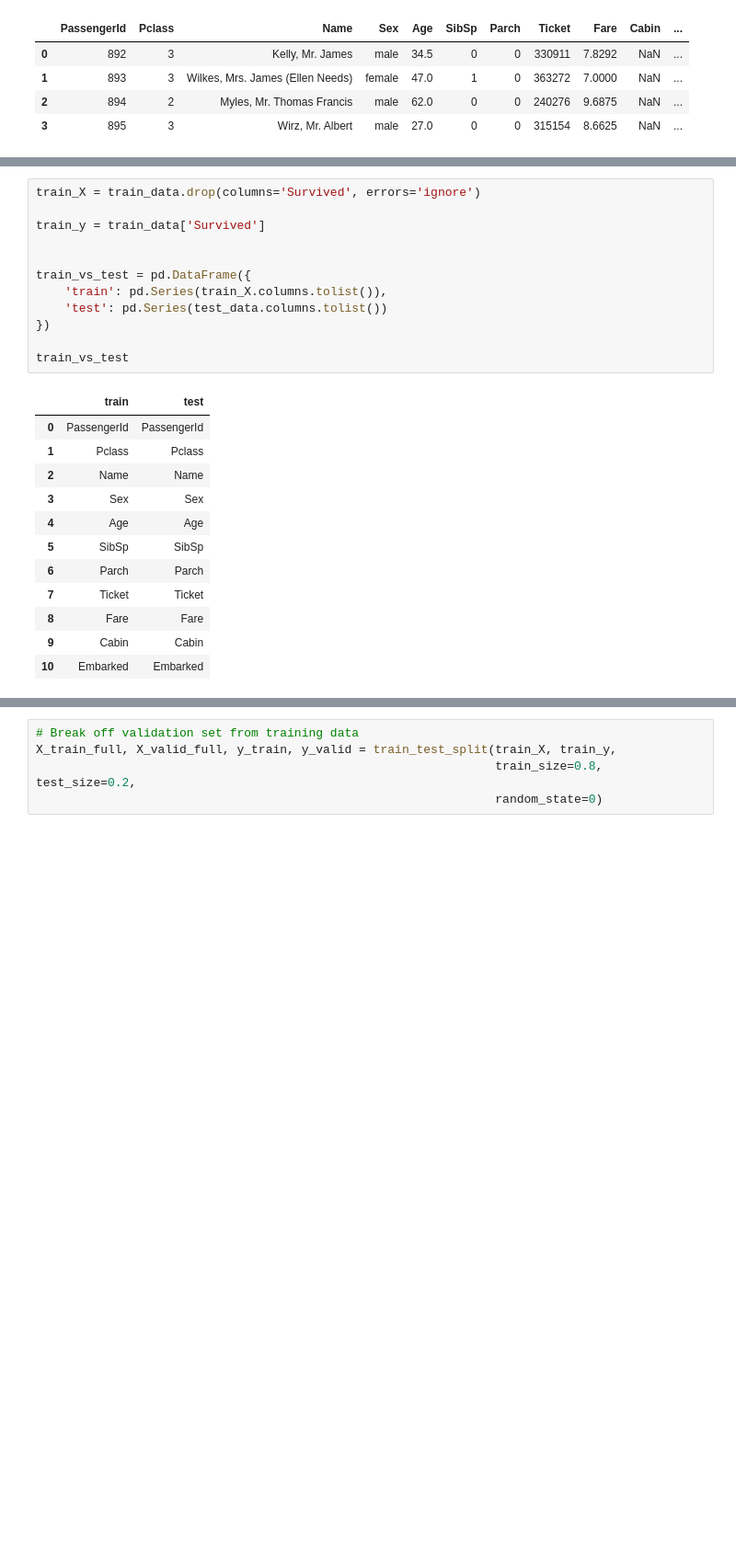
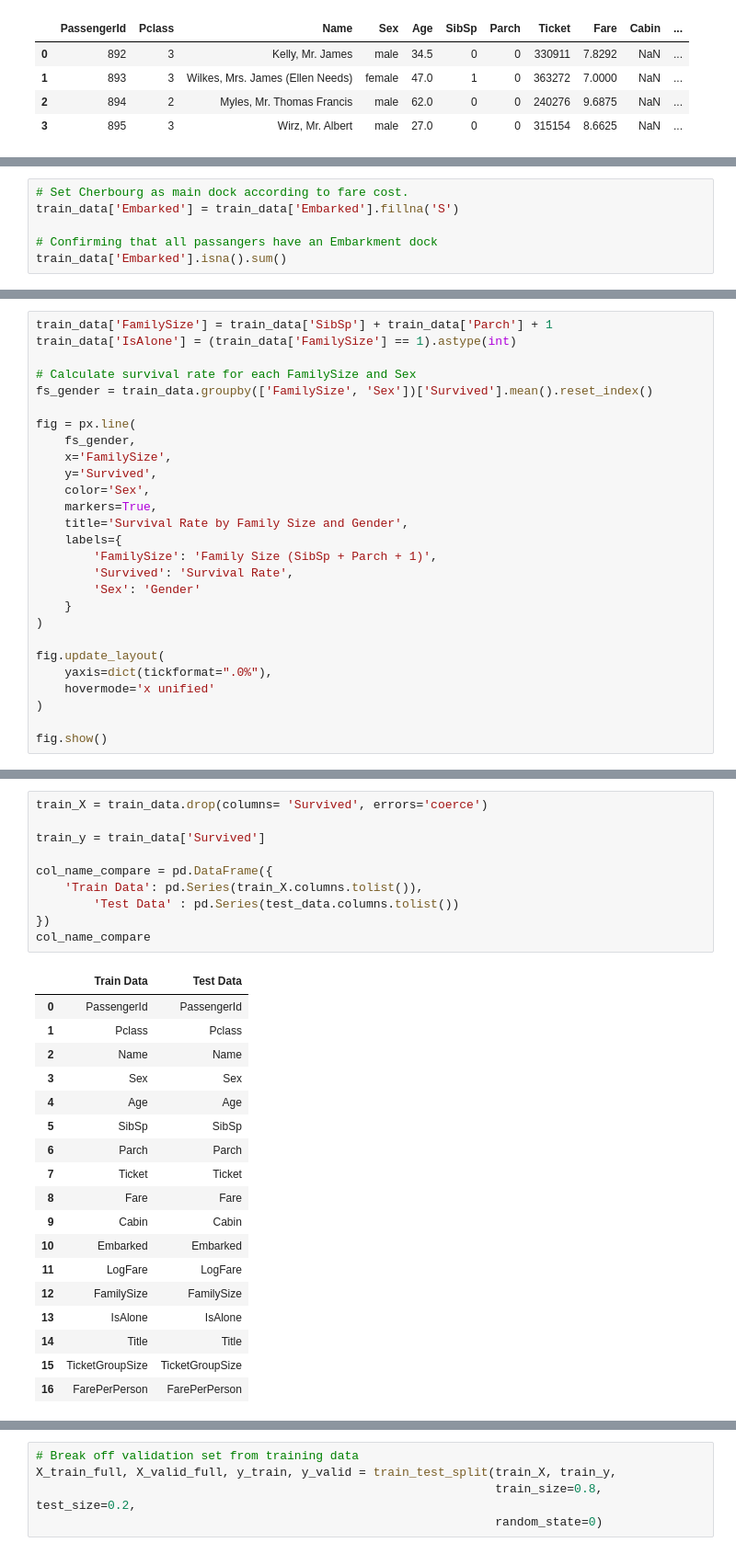
Before and after one commit to lucascarpantonio/Kaggle_Titanic_ML, a Jupyter notebook: titanic-machine-learning-from-disaster.ipynb, the cells around one changed output, grey strips where cells are left out. Shown: that part at 92% size. Drawn from its saved outputs; the diff is of its cells as text; blank space fills up the shorter version.

Commit message:
Kaggle Notebook | Titanic - Machine Learning from Disaster | Versione 15 -  Ttitles & family dynamics

```diff
--- a/titanic-machine-learning-from-disaster.ipynb
+++ b/titanic-machine-learning-from-disaster.ipynb
@@ -88,0 +142,6 @@ memory usage: 36.1+ KB
+# %%
+# Set Cherbourg as main dock according to fare cost.
+train_data['Embarked'] = train_data['Embarked'].fillna('S')
+
+# Confirming that all passangers have an Embarkment dock
+train_data['Embarked'].isna().sum()
@@ -88,0 +158,27 @@ memory usage: 36.1+ KB
+# %%
+train_data['FamilySize'] = train_data['SibSp'] + train_data['Parch'] + 1
+train_data['IsAlone'] = (train_data['FamilySize'] == 1).astype(int)
+
+# Calculate survival rate for each FamilySize and Sex
+fs_gender = train_data.groupby(['FamilySize', 'Sex'])['Survived'].mean().reset_index()
+
+fig = px.line(
+    fs_gender,
+    x='FamilySize',
+    y='Survived',
+    color='Sex',
+    markers=True,
+    title='Survival Rate by Family Size and Gender',
+    labels={
+        'FamilySize': 'Family Size (SibSp + Parch + 1)',
+        'Survived': 'Survival Rate',
+        'Sex': 'Gender'
+    }
+)
+
+fig.update_layout(
+    yaxis=dict(tickformat=".0%"),
+    hovermode='x unified'
+)
+
+fig.show()
@@ -89,17 +378,15 @@ memory usage: 36.1+ KB
 # %%
-train_X = train_data.drop(columns='Survived', errors='ignore')
+train_X = train_data.drop(columns= 'Survived', errors='coerce')
 
 train_y = train_data['Survived']
 
-
-train_vs_test = pd.DataFrame({
-	'train': pd.Series(train_X.columns.tolist()),
-	'test': pd.Series(test_data.columns.tolist())
+col_name_compare = pd.DataFrame({
+    'Train Data': pd.Series(train_X.columns.tolist()),
+        'Test Data' : pd.Series(test_data.columns.tolist())
 })
-
-train_vs_test
+col_name_compare
 # %% [output]
-|  | train | test |
+|  | Train Data | Test Data |
 | 0 | PassengerId | PassengerId |
 | 1 | Pclass | Pclass |
 | 2 | Name | Name |
@@ -111,3 +398,9 @@ train_vs_test
 | 8 | Fare | Fare |
 | 9 | Cabin | Cabin |
 | 10 | Embarked | Embarked |
+| 11 | LogFare | LogFare |
+| 12 | FamilySize | FamilySize |
+| 13 | IsAlone | IsAlone |
+| 14 | Title | Title |
+| 15 | TicketGroupSize | TicketGroupSize |
+| 16 | FarePerPerson | FarePerPerson |
```
Also changed, not shown: parts of 41 cells of this notebook.
